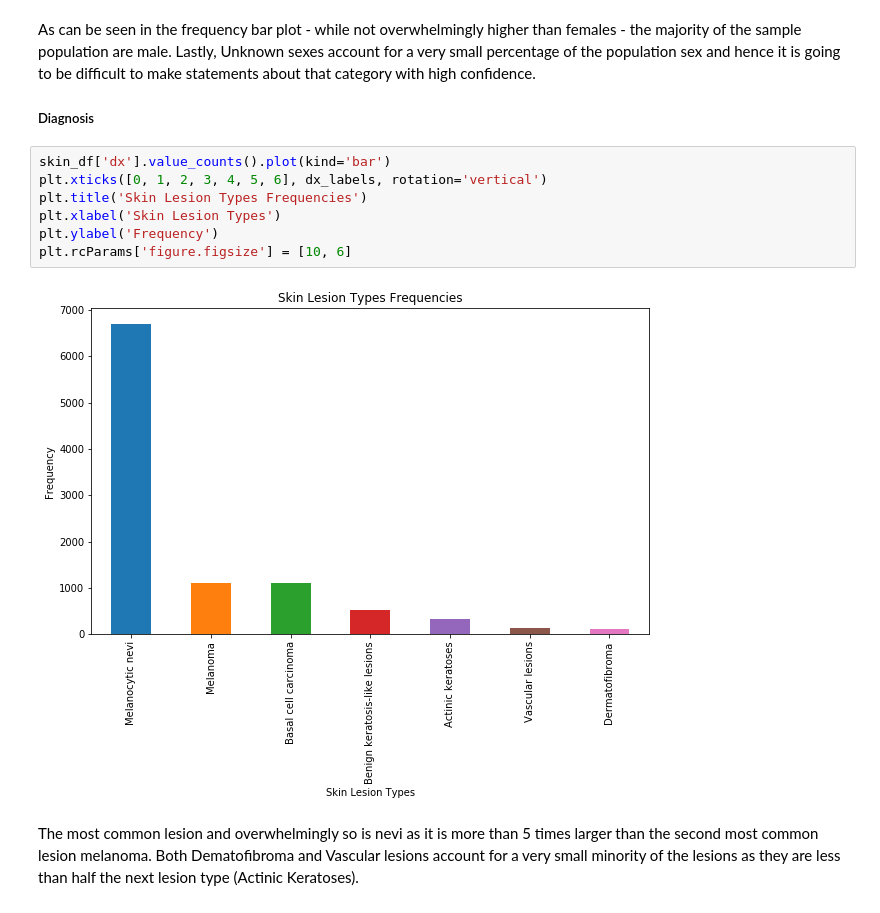
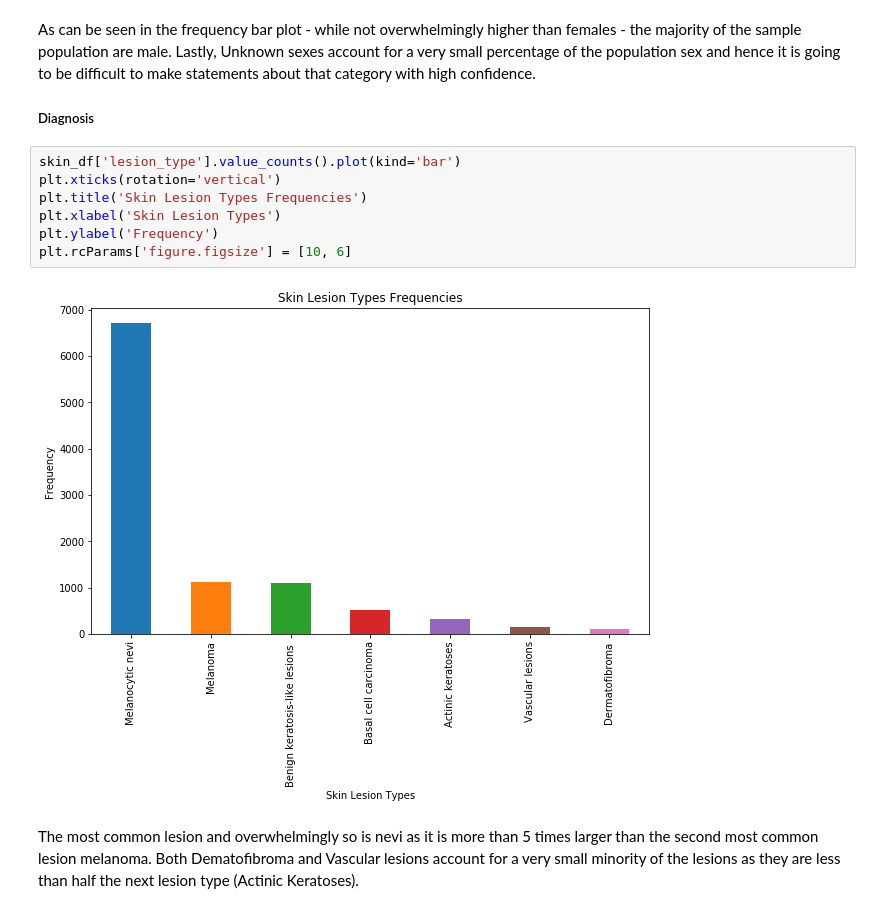
Before and after one commit to Castdeath97/skin-pigment-analysis, a Jupyter notebook: notebooks/data-understanding.ipynb, the cells around one changed output. Drawn from its saved outputs; the diff is of its cells as text.

```diff
--- a/notebooks/data-understanding.ipynb
+++ b/notebooks/data-understanding.ipynb
@@ -102,14 +109,14 @@ As can be seen in the frequency bar plot - while not overwhelmingly higher than
 
 ##### Diagnosis
 # %%
-skin_df['dx'].value_counts().plot(kind='bar')
-plt.xticks([0, 1, 2, 3, 4, 5, 6], dx_labels, rotation='vertical')
+skin_df['lesion_type'].value_counts().plot(kind='bar')
+plt.xticks(rotation='vertical')
 plt.title('Skin Lesion Types Frequencies')
 plt.xlabel('Skin Lesion Types')
 plt.ylabel('Frequency')
 plt.rcParams['figure.figsize'] = [10, 6]
 # %% [output]
-[figure, old version]
+[figure, new version]
 # %% [markdown]
 The most common lesion and overwhelmingly so is nevi as it is more than 5 times larger than the second most common lesion melanoma. Both Dematofibroma and Vascular lesions account for a very small minority of the lesions as they are less than half the next lesion type (Actinic Keratoses).
 # %% [markdown]
```
Also changed, not shown: parts of 8 cells of this notebook, 4 other files.
